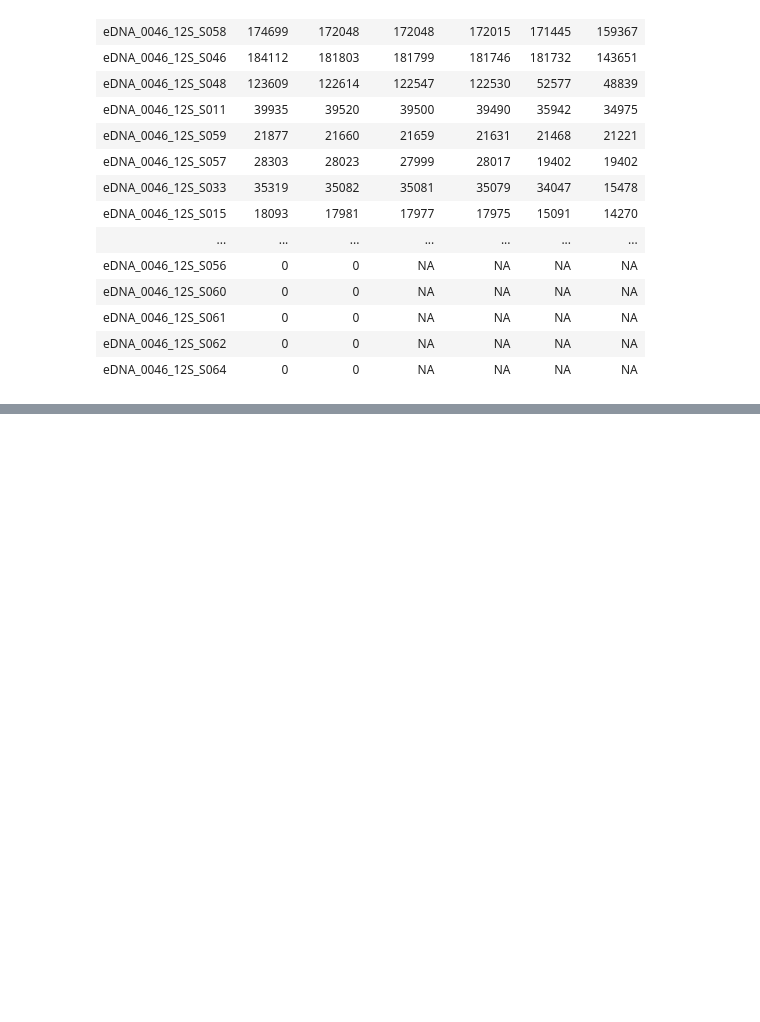
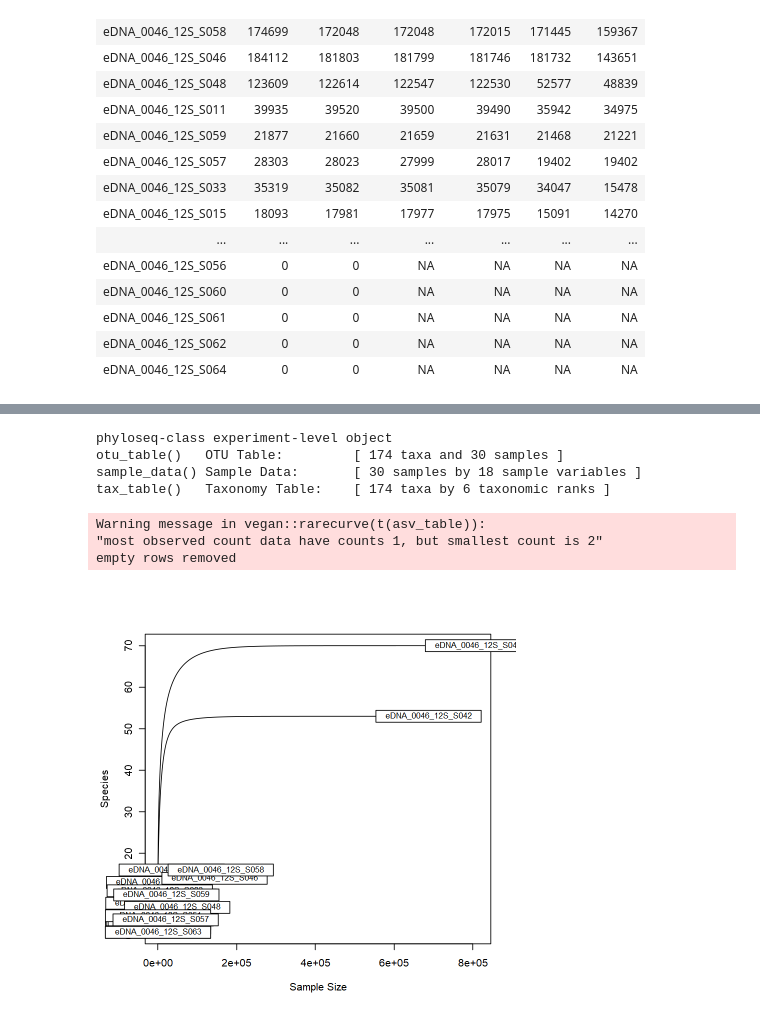
Before and after one commit to PiscatorX/Skunkworks, a Jupyter notebook: Shark_eDNA/DADA2_workflow.ipynb, the cells around one changed output, grey strips where cells are left out. Drawn from its saved outputs; the diff is of its cells as text; code cells hidden in the pictures; blank space fills up the shorter version.

Commit message:
Add phyloseq object generation

```diff
--- a/Shark_eDNA/DADA2_workflow.ipynb
+++ b/Shark_eDNA/DADA2_workflow.ipynb
@@ -366,0 +383,17 @@ write.table(taxa, "12S_taxa_table.tsv", sep = "\t")
+# %%
+seqtab_data <-   seqtab_nochim |>
+                 t() |>
+                 data.frame() |>
+                 tibble::rownames_to_column(var = "sequence") |>
+                 dplyr::mutate(seq_len =  stringi::stri_length(sequence)) |>
+                 dplyr::arrange(seq_len) |>
+                 tibble::rowid_to_column(var = "ID") |>
+                 dplyr::mutate(ASV_ID = glue::glue("ASV{ID}_{seq_len}")) |>
+                 dplyr::select(-c(seq_len,ID))
+
+asv_table <- seqtab_data |>
+             dplyr::select(-sequence) |>
+             tibble::column_to_rownames(var = "ASV_ID")
+
+seq_data <- seqtab_data |>
+            dplyr::select(ASV_ID, sequence)
@@ -366,0 +478,18 @@ write.table(taxa, "12S_taxa_table.tsv", sep = "\t")
+# %%
+#https://vaulot.github.io/tutorials/Phyloseq_tutorial.html
+OTU <- phyloseq::otu_table(asv_table, taxa_are_rows = TRUE)
+TAX <- phyloseq::tax_table(as.matrix(taxa_df))
+SAMPLE <- phyloseq::sample_data(metadata)
+(phyloseq_12S <- phyloseq(OTU, TAX, SAMPLE))
+# %% [output]
+phyloseq-class experiment-level object
+otu_table()   OTU Table:         [ 174 taxa and 30 samples ]
+sample_data() Sample Data:       [ 30 samples by 18 sample variables ]
+tax_table()   Taxonomy Table:    [ 174 taxa by 6 taxonomic ranks ]
+# %%
+vegan::rarecurve(t(asv_table))
+# %% [output]
+Warning message in vegan::rarecurve(t(asv_table)):
+"most observed count data have counts 1, but smallest count is 2"
+empty rows removed
+[figure, added]
```
Also changed, not shown: parts of 20 cells of this notebook.
